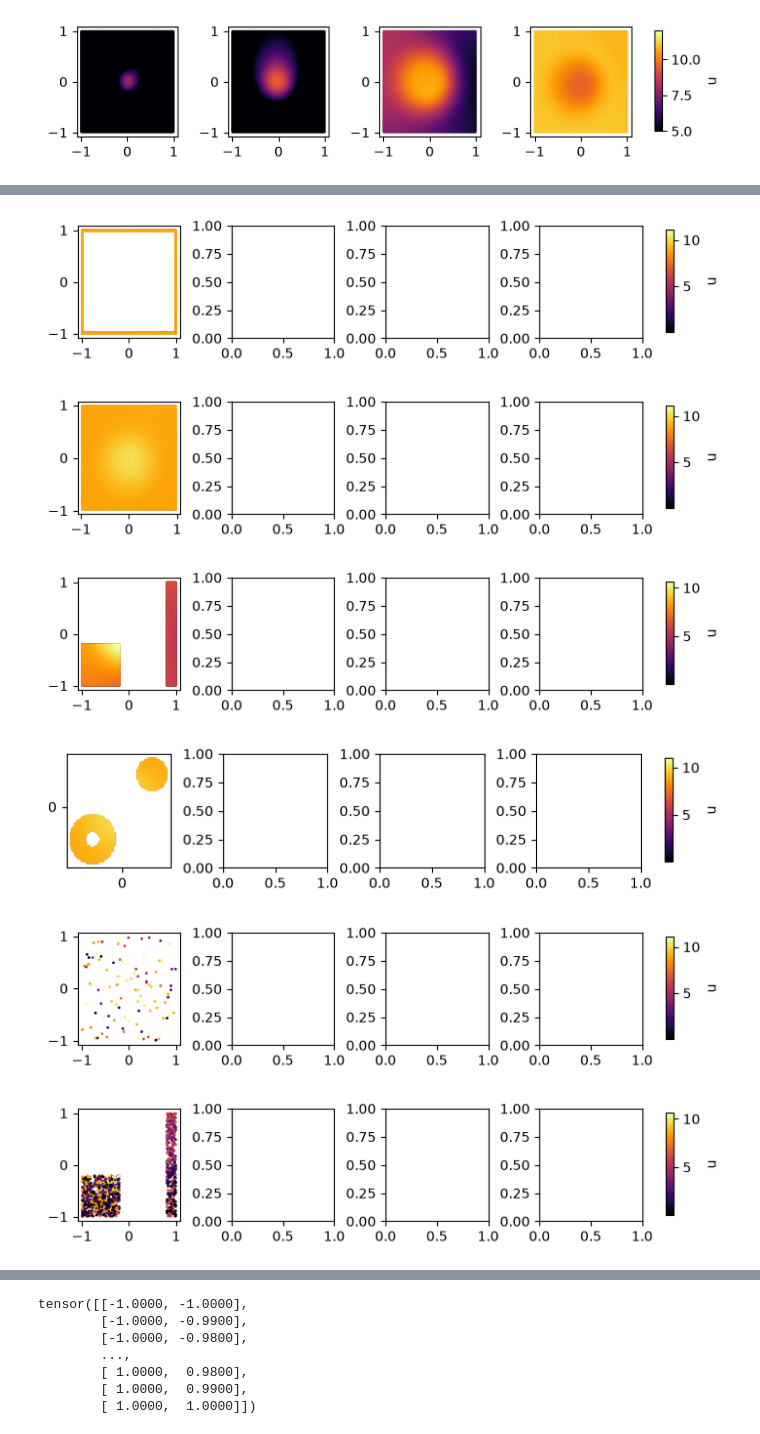
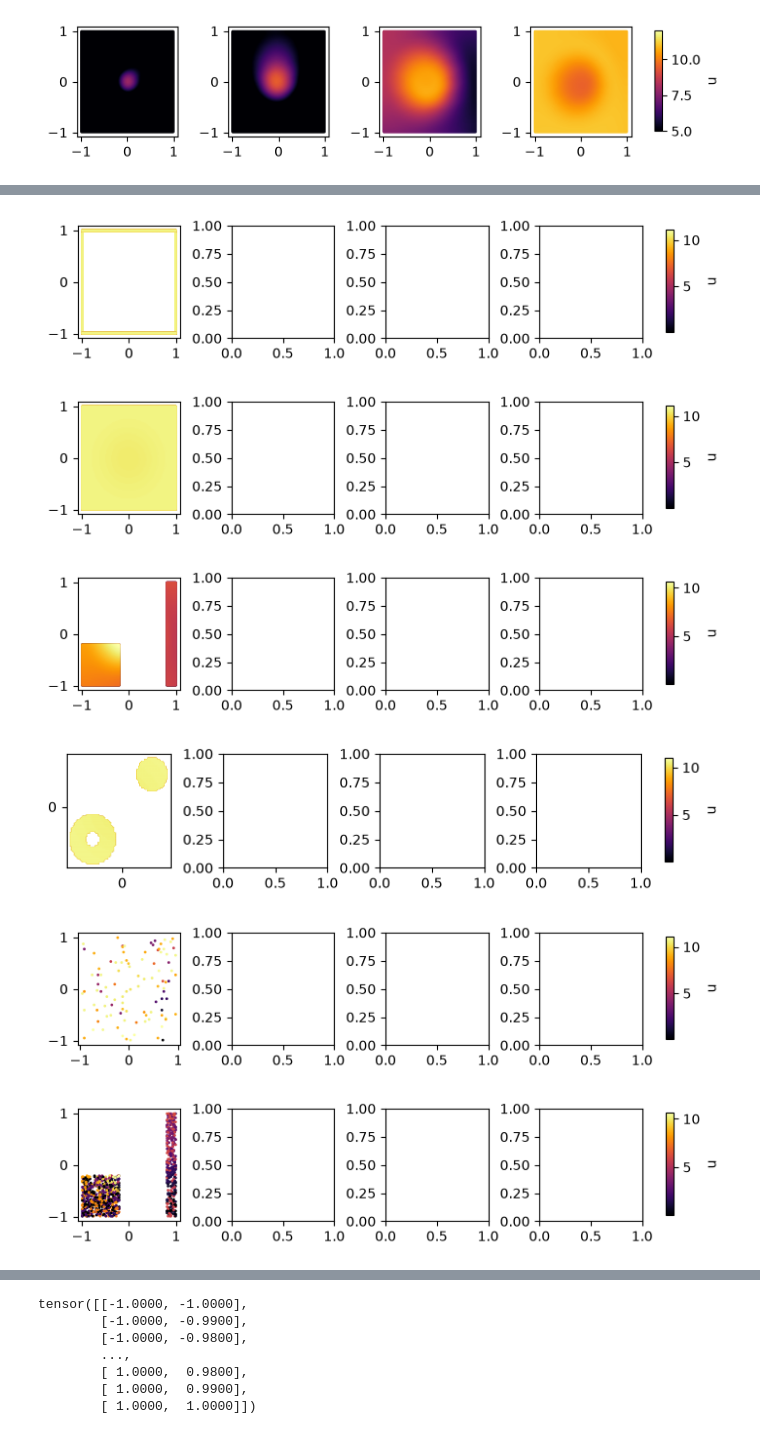
Before and after one commit to claudia181/PinnsStudy, a Jupyter notebook: tests.ipynb, the cells around one changed output, grey strips where cells are left out. Drawn from its saved outputs; the diff is of its cells as text; code cells hidden in the pictures.

```diff
--- a/tests.ipynb
+++ b/tests.ipynb
@@ -217,34 +190,34 @@ dict_items([('spacetime', tensor([[-0.9900, -0.9900,  0.0000],
+# %%
+ds = dataset
 # %%
-ds = merge(dataset.datasets[:5])
-
 bd = get_boundary(dataset=ds, shape="rectangle")
 plot_points(datasets=bd, key_inputs="spacetime", key_labels="u", nrows=1, ncols=4, figsize=(8, 1.5))
 interior = get_interior(dataset=ds, shape="rectangle")
 plot_points(datasets=interior, key_inputs="spacetime", key_labels="u", nrows=1, ncols=4, figsize=(8, 1.5))
 
 rectangle = [{"x": (-1, -0.2), "y": (-1, -0.2), "t": (0.0, 0.5)}, {"x": (0.8, 1.0), "y": (-1, 1), "t": (0.0, 0.5)}]
 circle = [{"x": -0.4, "y": -0.4, "r": [0.1, 0.3]}, {"x": 0.4, "y": 0.4, "r": [0.0, 0.2]}]
 
 sc = filter_points(dataset=ds, shape="circle", ranges=circle, mode="closed")
 sr = filter_points(dataset=ds, shape="rectangle", ranges=rectangle, mode="closed")
 plot_points(datasets=sr, key_inputs="spacetime", key_labels="u", nrows=1, ncols=4, figsize=(8, 1.5))
 plot_points(datasets=sc, key_inputs="spacetime", key_labels="u", nrows=1, ncols=4, figsize=(8, 1.5))
 
 subset = subsample(dataset=ds, n_samples=100)
 plot_points(datasets=subset, key_inputs="spacetime", key_labels="u", nrows=1, ncols=4, figsize=(8, 1.5))
 
 subset = subsample(dataset=sr, n_samples=1000)
 plot_points(datasets=subset, key_inputs="spacetime", key_labels="u", nrows=1, ncols=4, figsize=(8, 1.5))
 
 subset = subsample(dataset=sc, n_samples=400)
 plot_points(datasets=subset, key_inputs="spacetime", key_labels="u", nrows=1, ncols=4, figsize=(8, 1.5))
 
 subset = subsample_normal(dataset=ds, mean=torch.tensor([0.0, 0.0]), stddev=0.5, n_samples=1000)
 plot_points(datasets=subset, key_inputs="spacetime", key_labels="u", nrows=1, ncols=4, figsize=(8, 1.5))
 # %% [output]
-[figure, old version]
+[figure, new version]
-[figure, old version]
+[figure, new version]
 [figure]
-[figure, old version]
+[figure, new version]
-[figure, old version]
+[figure, new version]
 [figure]
```
Also changed, not shown: parts of 10 cells of this notebook, 7 other files.
